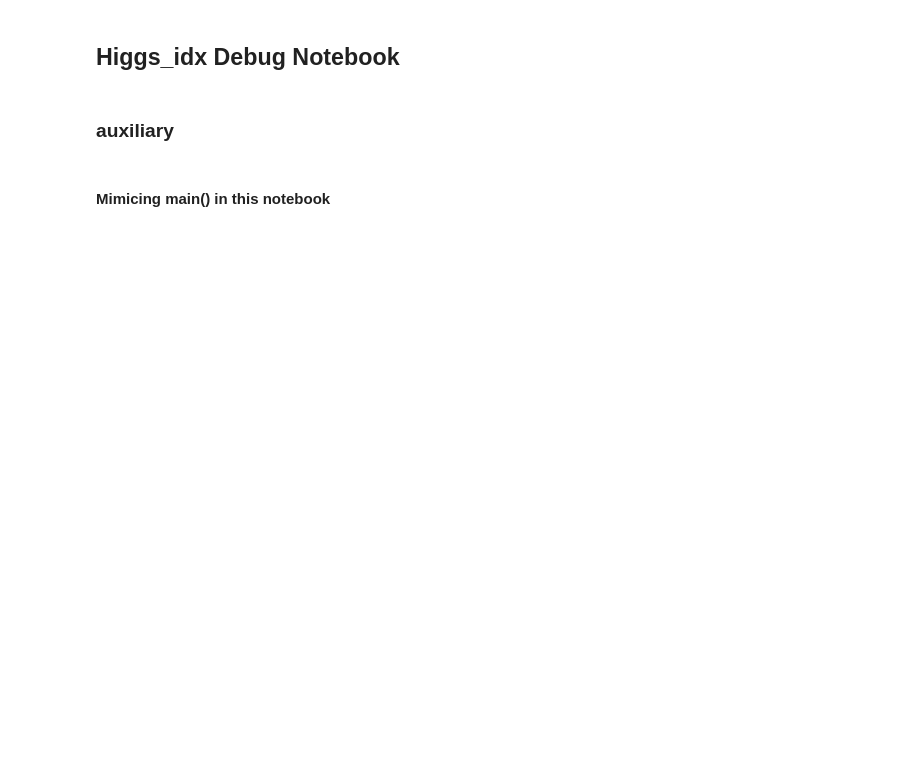
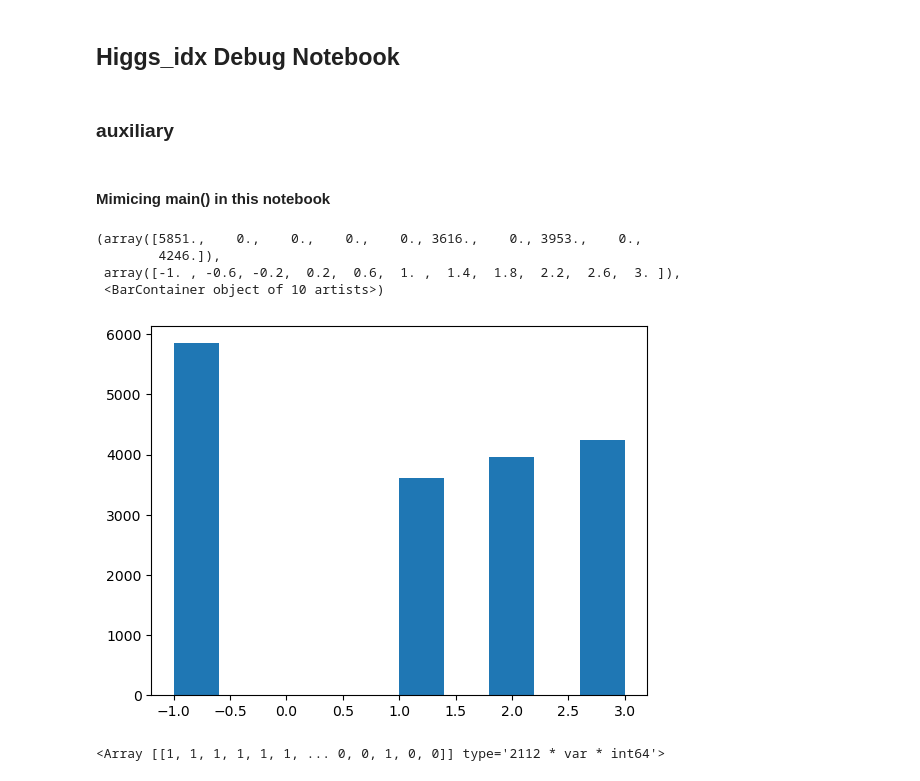
Before and after one commit to ucsd-hep-ex/hhh, a Jupyter notebook: notebooks/debug/higgs_idx.ipynb, the cells around one changed output. Drawn from its saved outputs; the diff is of its cells as text; code cells hidden in the pictures; blank space fills up the shorter version.

```diff
--- a/notebooks/debug/higgs_idx.ipynb
+++ b/notebooks/debug/higgs_idx.ipynb
@@ -37,6 +37,25 @@ def to_np_array(ak_array, max_n=10, pad=0):
 # %% [markdown]
 #### Mimicing main() in this notebook
 # %%
-in_files=""
-out_file=
-train_frac=...
+in_files = Path("/hhh-vol/data/delphes/v2/GF_HHH_SM_c3_0_d4_0_14TeV/").glob("sample_*.root")
+in_files = [str(p) for p in in_files]
+out_file = "/hhh-vol/data/delphes/v2/hhh_testing.h5"
+train_frac = 0.95
+# %%
+file_name = in_files[0]
+in_file = uproot.open(file_name)
+events = in_file["Delphes"]
+num_entries = events.num_entries
+if "training" in out_file:
+    entry_start = None
+    entry_stop = int(train_frac * num_entries)
+else:
+    entry_start = int(train_frac * num_entries)
+    entry_stop = None
+
+keys = (
+    [key for key in events.keys() if "Particle/Particle." in key and "fBits" not in key]
+    + [key for key in events.keys() if "Jet/Jet." in key]
+    + [key for key in events.keys() if "FatJet/FatJet." in key and "fBits" not in key]
+)
+arrays = events.arrays(keys, entry_start=entry_start, entry_stop=entry_stop)
@@ -42,0 +156,2 @@ train_frac=...
+# %%
+higgs_all = ak.flatten(higgs_idx)
@@ -42,0 +160,19 @@ train_frac=...
+# %%
+plt.hist(higgs_all)
+# %% [output]
+(array([5851.,    0.,    0.,    0.,    0., 3616.,    0., 3953.,    0.,
+        4246.]),
+ array([-1. , -0.6, -0.2,  0.2,  0.6,  1. ,  1.4,  1.8,  2.2,  2.6,  3. ]),
+ <BarContainer object of 10 artists>)
+[figure, added]
+# %%
+def get_n_features_v2(arrays, n):
+    result = []
+    for array in arrays:
+        if ak.num(array, axis=0) > n:
+            result.append(array[0:n])
+        else:
+            result.append(array)
+    return ak.Array(result)
+# %% [output]
+<Array [[1, 1, 1, 1, 1, 1, ... 0, 0, 1, 0, 0]] type='2112 * var * int64'>
```
Also changed, not shown: parts of 6 cells of this notebook, 1 other file.
